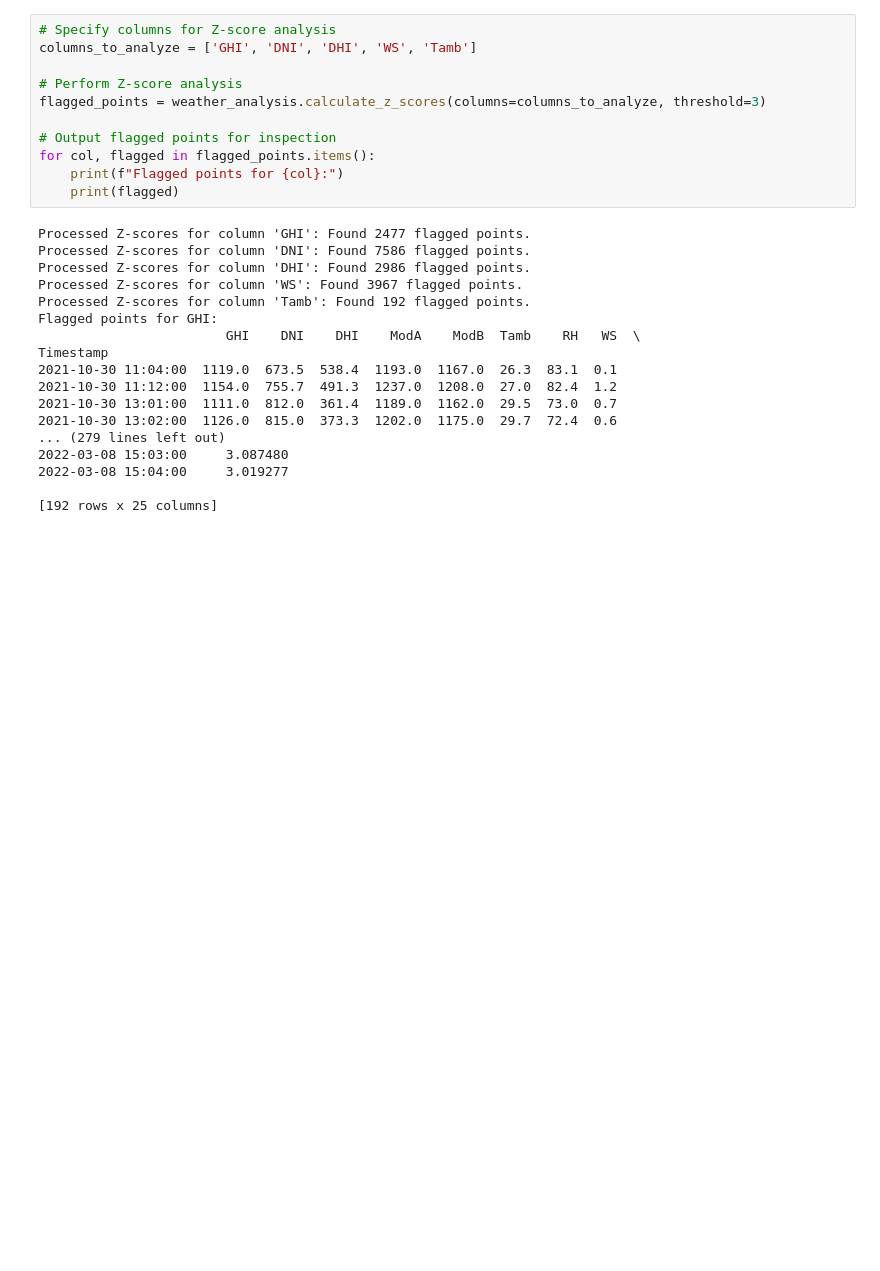
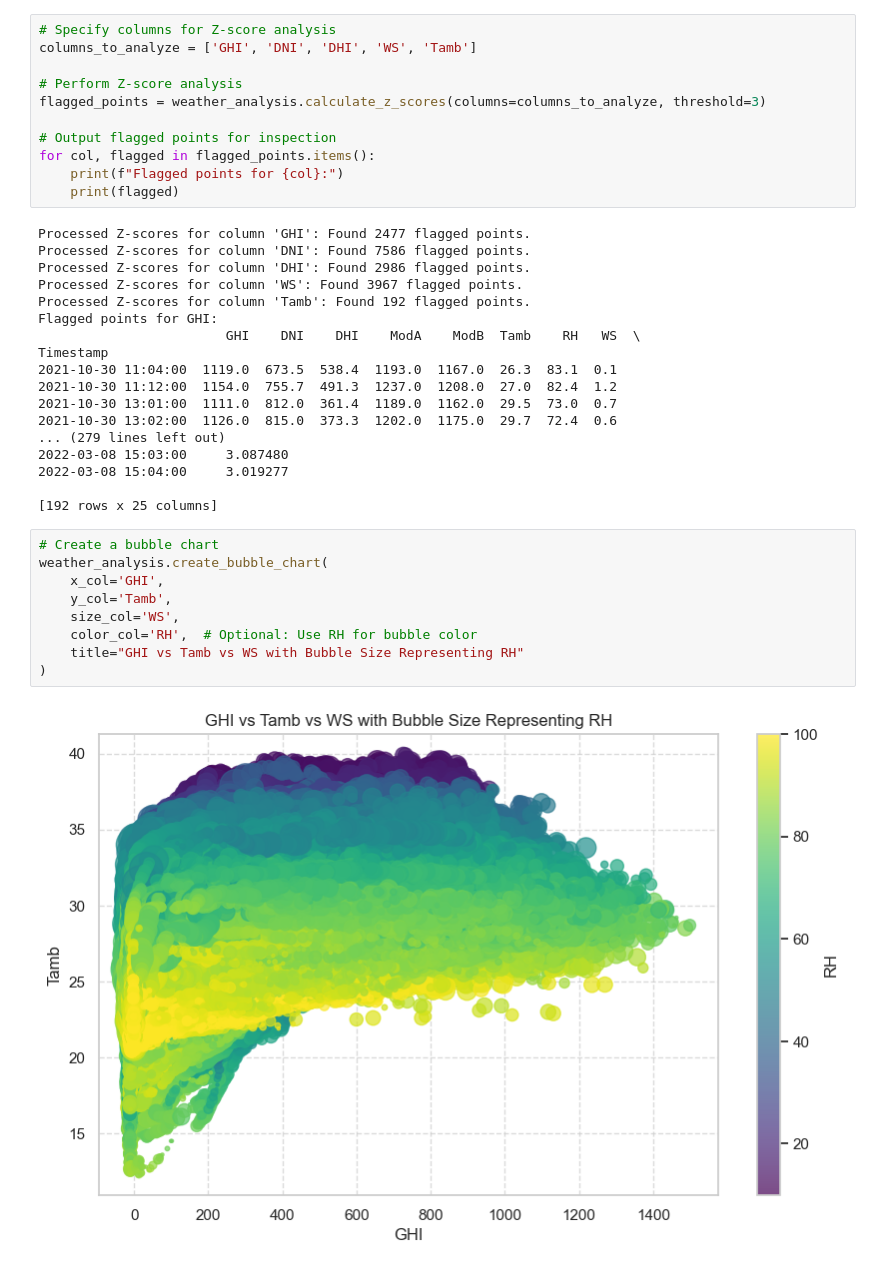
Before and after one commit to YonasEngineer/moon-light-optimizer-updated, a Jupyter notebook: notebooks/eda.ipynb, the cells around one changed output. Drawn from its saved outputs; the diff is of its cells as text; blank space fills up the shorter version.

Commit message:
bubble_chart

```diff
--- a/notebooks/eda.ipynb
+++ b/notebooks/eda.ipynb
@@ -205,3 +205,14 @@ Timestamp
 2022-03-08 15:04:00     3.019277
 
 [192 rows x 25 columns]
+# %%
+# Create a bubble chart
+weather_analysis.create_bubble_chart(
+    x_col='GHI',
+    y_col='Tamb',
+    size_col='WS',
+    color_col='RH',  # Optional: Use RH for bubble color
+    title="GHI vs Tamb vs WS with Bubble Size Representing RH"
+)
+# %% [output]
+[figure, added]
```
Also changed, not shown: 1 other file.
